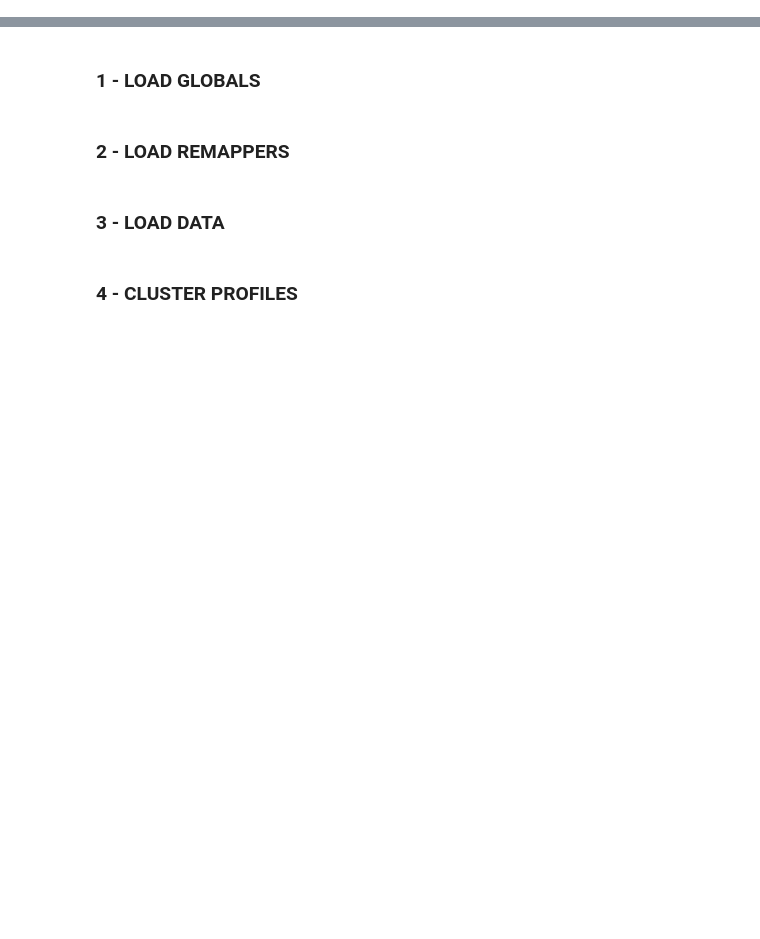
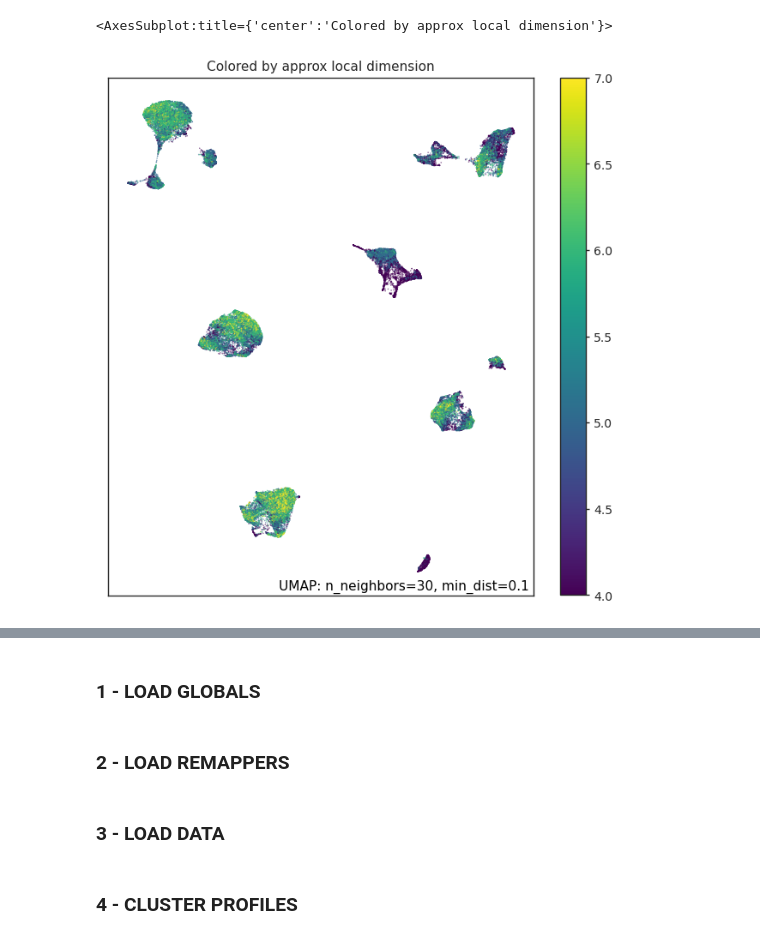
Before and after one commit to vb690/approx_incentive_salience, a Jupyter notebook: cluster_analysis.ipynb, the cells around one changed output, grey strips where cells are left out. Cells and saved outputs as stored; diff of their text form; code cells hidden in the pictures; blank space fills up the shorter version.

```diff
--- a/cluster_analysis.ipynb
+++ b/cluster_analysis.ipynb
@@ -42,3 +36,13 @@ def sns_styleset():
     matplotlib.rcParams['ytick.labelsize']   = 10
 
 sns_styleset()
+# %%
+from umap import UMAP
+
+e = np.load(f'results\\saved_emb\\melchior_eng_emb_4.npy')
+nan_mask = np.isnan(e).any(axis=1)
+e = e[~nan_mask]
+e = e[np.random.choice([i for i in range(e.shape[0])], 50000, replace=False)]
+
+mapper = UMAP(metric='cosine', n_neighbors=30, verbose=True, n_epochs=1000)
+mapper.fit(e)
@@ -44,0 +69,5 @@ sns_styleset()
+# %%
+from umap import plot
+fig, ax =plt.subplots(1, 1, figsize=(8, 8))
+plot.diagnostic(mapper, diagnostic_type='local_dim', point_size=0.05, ax=ax)
+# %% [output]
@@ -44,0 +83,2 @@ sns_styleset()
+<AxesSubplot:title={'center':'Colored by approx local dimension'}>
+[figure, added]
```
Also changed, not shown: parts of 8 cells of this notebook, 7 other files.
